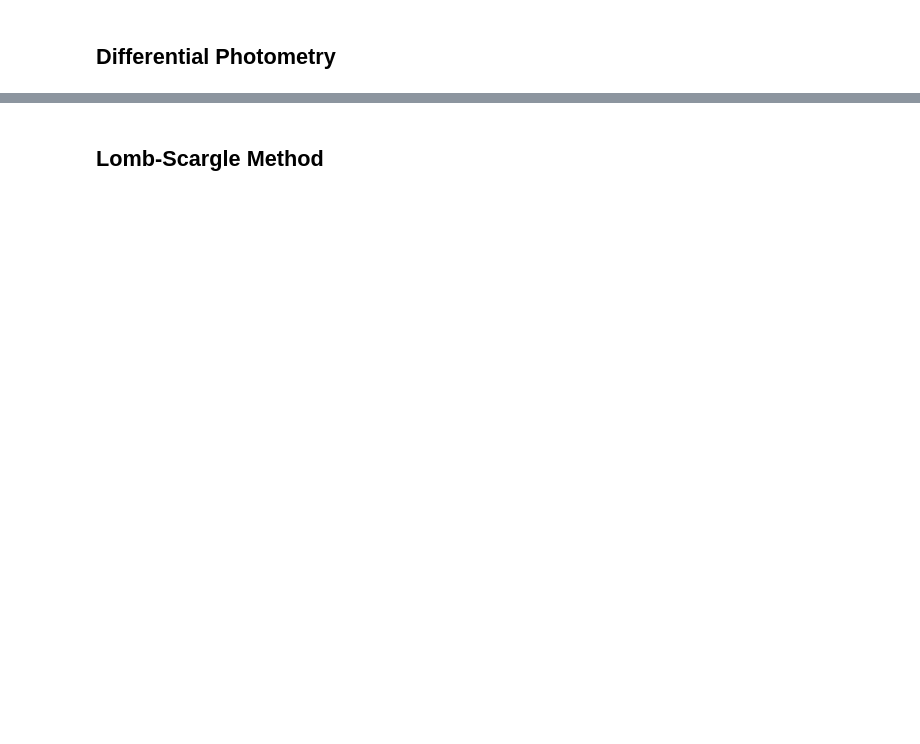
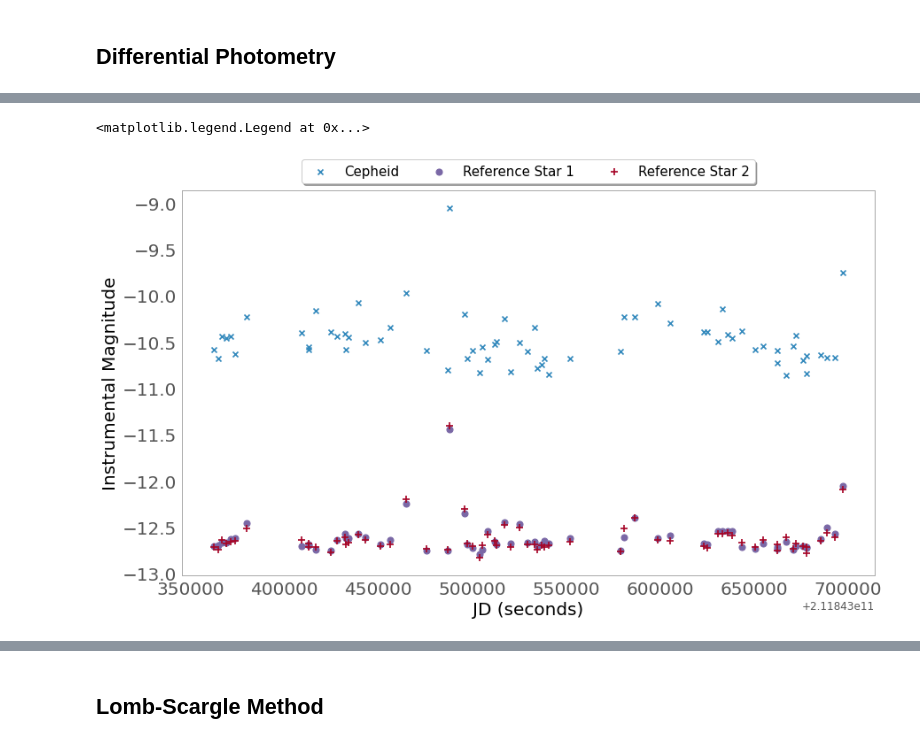
Before and after one commit to vvkrddy/cepheid-anu, a Jupyter notebook: main.ipynb, the cells around one changed output, grey strips where cells are left out. Saved outputs shown, nothing was run; the diff lists cells and outputs as text; code cells hidden in the pictures; blank space fills up the shorter version.

```diff
--- a/main.ipynb
+++ b/main.ipynb
@@ -146,2 +164,32 @@ df
 68 rows × 11 columns
+# %%
+fig, ax = plt.subplots(1,1, figsize=(14,8))
+
+# fig.patch.set_facecolor('lightgrey')
+ax.grid(False)
+
+plt.xticks(fontsize= 20)
+plt.yticks(fontsize= 20)
+ax.set_ylabel('Instrumental Magnitude',fontsize=20)
+ax.set_xlabel('JD (seconds)', fontsize=20)
+
+ax.scatter(df['JD(seconds)'],df['ins_mag_1'],marker='x', label='Cepheid')
+ax.scatter(df['JD(seconds)'],df['ins_mag_2'],s=50,marker='o', label='Reference Star 1')
+ax.scatter(df['JD(seconds)'],df['ins_mag_3'],s=50,marker='+', label='Reference Star 2')
+
+# plt.legend(prop={'size': 20})
+
+ax.legend(loc='lower center', bbox_to_anchor=(0.5, 1.),
+          fancybox=True, shadow=True, ncol=3, fontsize = 15)
+
+# params1, params_covariance1 = optimize.curve_fit(test_func, df['JD(seconds)'], df['diff_mag_1'], p0=[.6, 0.00004, 496.5, 5])
+# print(params1)
+
+# ax[1].scatter(np.arange(df['JD(seconds)'].min(),df['JD(seconds)'].max(), 1000), test_func(np.arange(df['JD(seconds)'].min(),df['JD(seconds)'].max(), 1000), params1[0], params1[1], params1[2], params1[3]),s=1, c='green')
+# ax.scatter(np.arange(df['JD(seconds)'].min(),df['JD(seconds)'].max(), 1000), test_func(np.arange(df['JD(seconds)'].min(),df['JD(seconds)'].max(), 1000), .6, 0.00004, 496.5, params1[3]),s=1, c='red')
+
+# plt.savefig('diff-mag.png')
+# %% [output]
+<matplotlib.legend.Legend at 0x...>
+[figure, added]
 # %%
```
Also changed, not shown: parts of 16 cells of this notebook, 4 other files.
